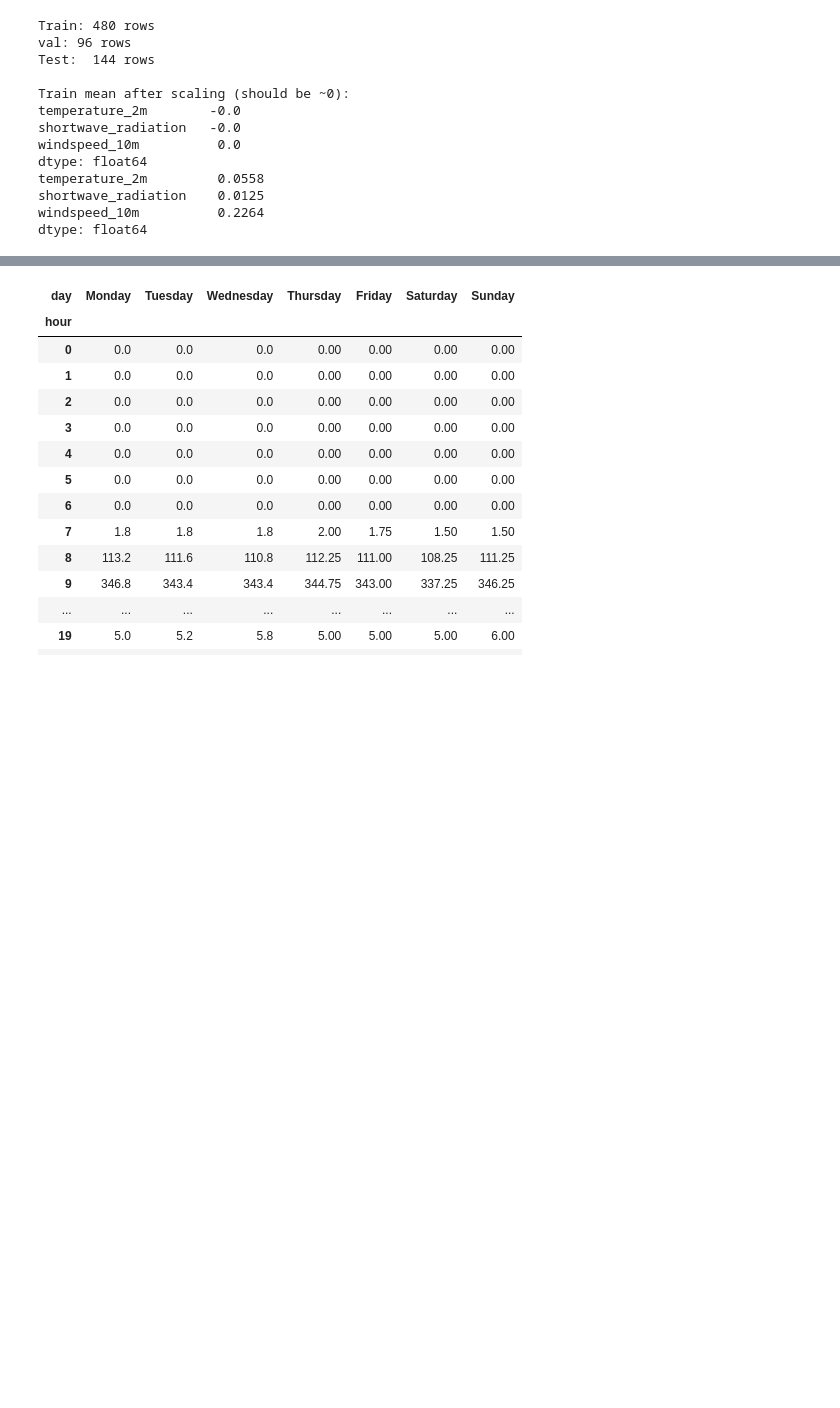
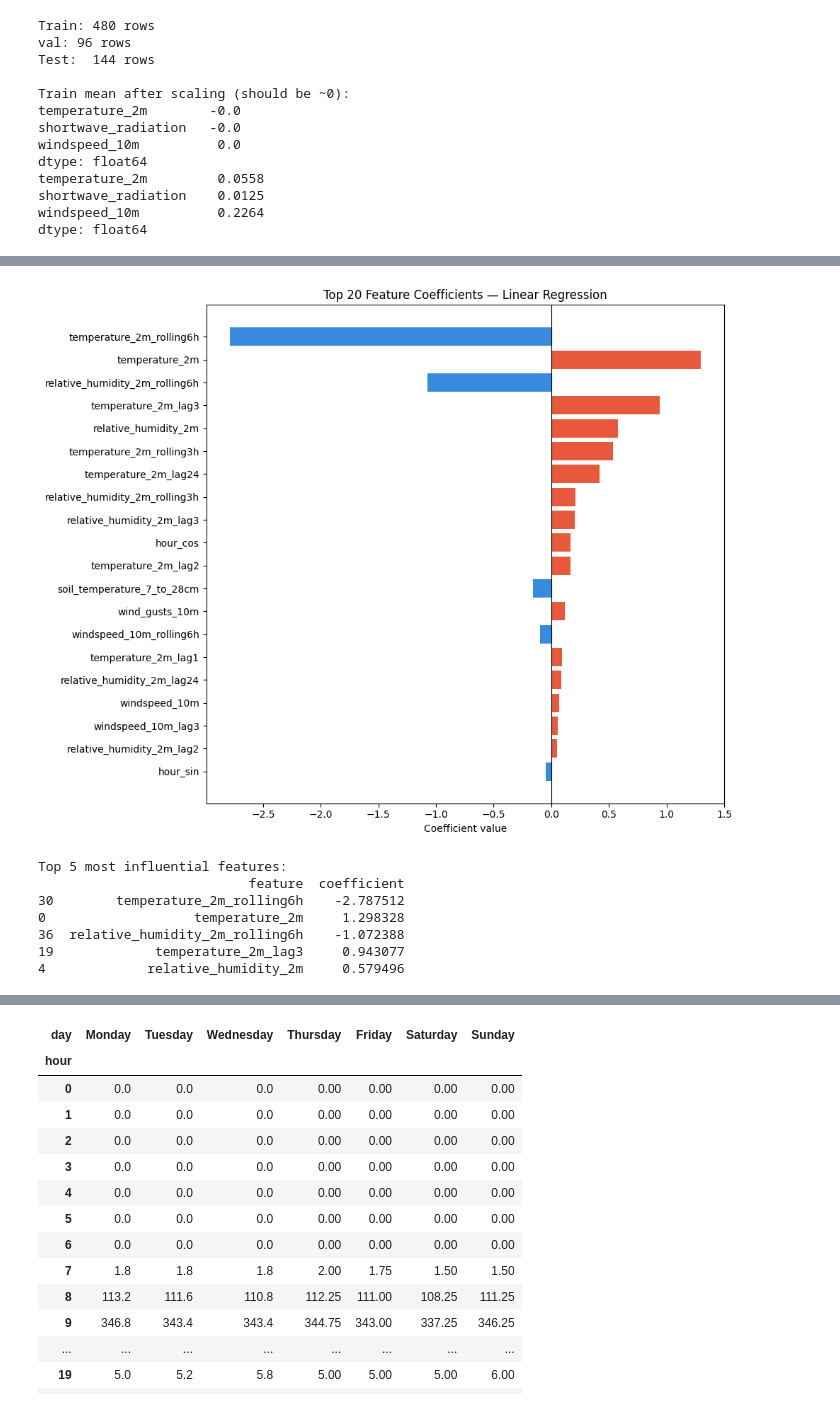
Before and after one commit to mmoh-i/ml-sprint, a Jupyter notebook: notebooks/01_cleaning.ipynb, the cells around one changed output, grey strips where cells are left out. Cells and saved outputs as stored; diff of their text form; code cells hidden in the pictures; blank space fills up the shorter version.

```diff
--- a/notebooks/01_cleaning.ipynb
+++ b/notebooks/01_cleaning.ipynb
@@ -478,0 +509,11 @@ with open("../models/featuere_config.json", "W") as f:
+# %%
+from sklearn.linear_model import LinearRegression
+from sklearn.metrics import mean_squared_error, mean_absolute_error, r2_score
+
+
+model = LinearRegression()
+model.fit(X_train,y_train)
+
+print("Linear Regression details.")
+print(f"Intercept : {model.intercept_:.4f}")
+print(f"coefficients: {len(model.coef_)}")
@@ -478,0 +574,29 @@ with open("../models/featuere_config.json", "W") as f:
+# %%
+coef_df = pd.DataFrame({
+    "feature":     FEATURES,
+    "coefficient": model.coef_
+}).sort_values("coefficient", key=abs, ascending=False)
+
+fig, ax = plt.subplots(figsize=(10, 8))
+top20 = coef_df.head(20)
+colors = ["#E8593C" if c > 0 else "#378ADD" for c in top20["coefficient"]]
+
+ax.barh(top20["feature"], top20["coefficient"], color=colors)
+ax.axvline(0, color="black", linewidth=0.8)
+ax.set_title("Top 20 Feature Coefficients — Linear Regression")
+ax.set_xlabel("Coefficient value")
+ax.invert_yaxis()
+plt.tight_layout()
+plt.show()
+
+print("\nTop 5 most influential features:")
+print(coef_df.head())
+# %% [output]
+[figure, added]
+Top 5 most influential features:
+                           feature  coefficient
+30        temperature_2m_rolling6h    -2.787512
+0                   temperature_2m     1.298328
+36  relative_humidity_2m_rolling6h    -1.072388
+19             temperature_2m_lag3     0.943077
+4             relative_humidity_2m     0.579496
```
Also changed, not shown: parts of 13 cells of this notebook, 1 other file.
